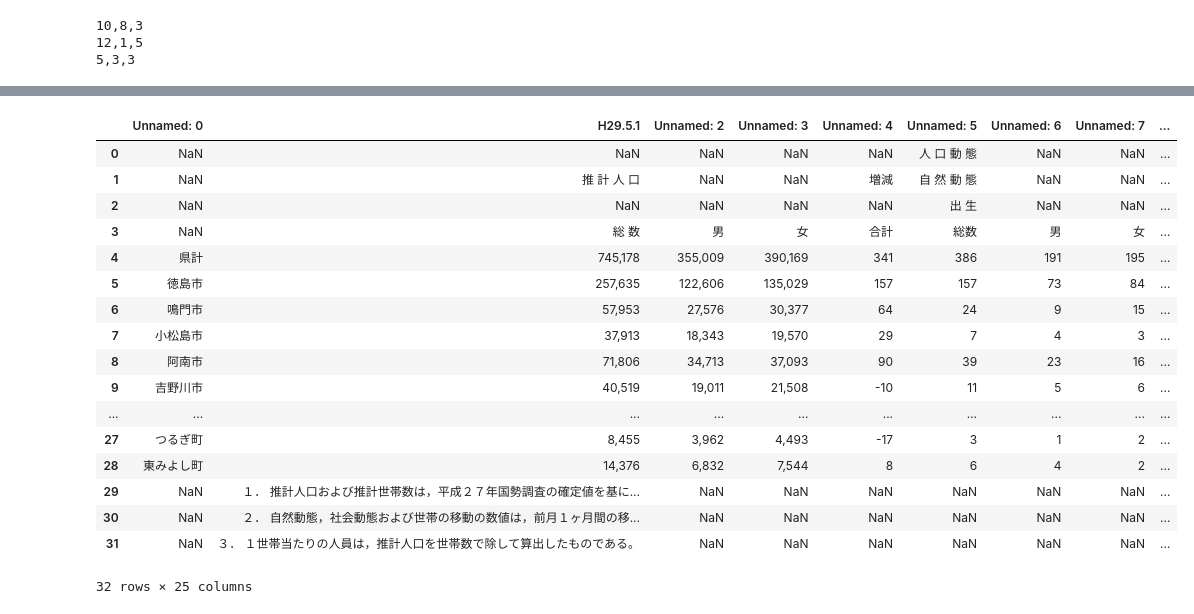
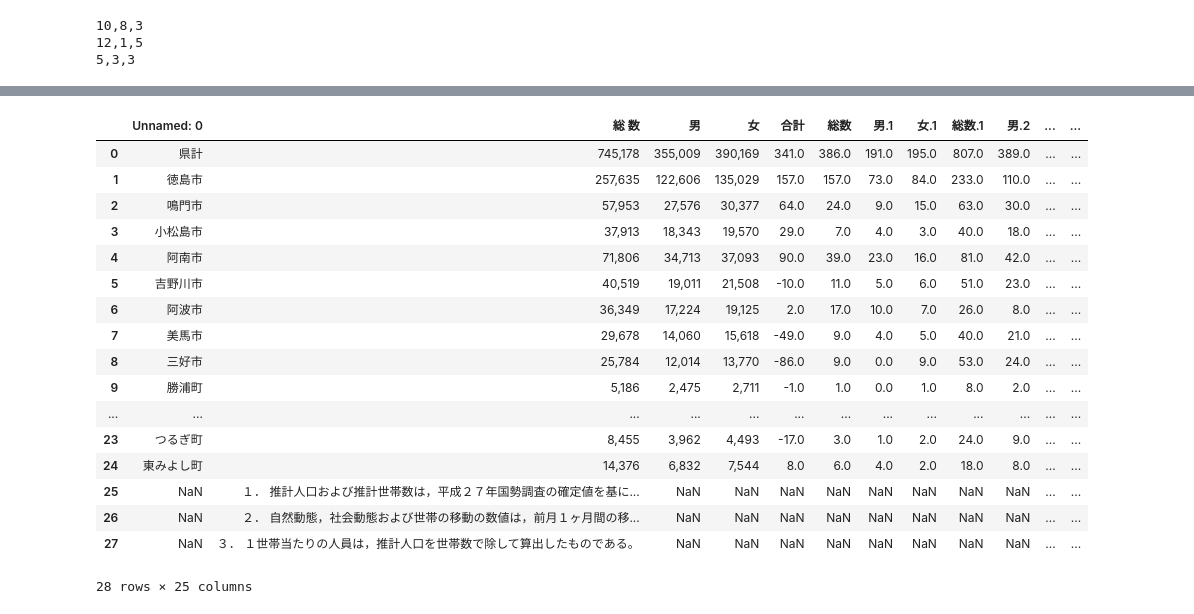
Before and after one commit to ftakao2007/python, a Jupyter notebook: jupyter_notebook/OpenData/OurOpenData.ipynb, the cells around one changed output, grey strips where cells are left out. Cells and saved outputs as stored; diff of their text form; code cells hidden in the pictures.

```diff
--- a/jupyter_notebook/OpenData/OurOpenData.ipynb
+++ b/jupyter_notebook/OpenData/OurOpenData.ipynb
@@ -82,24 +50,23 @@ df
 # %%
-import pandas as pd
 csv_url = 'csv/H29-05-01.csv'
-df = pd.read_csv(csv_url, encoding="SHIFT-JIS")
+df = pd.read_csv(csv_url, skiprows=4, encoding="SHIFT-JIS")
 df
 # %% [output]
-|  | Unnamed: 0 | H29.5.1 | Unnamed: 2 | Unnamed: 3 | Unnamed: 4 | Unnamed: 5 | Unnamed: 6 | Unnamed: 7 | ... |
-| 0 | NaN | NaN | NaN | NaN | NaN | 人 口 動 態 | NaN | NaN | ... |
-| 1 | NaN | 推 計 人 口 | NaN | NaN | 増減 | 自 然 動 態 | NaN | NaN | ... |
-| 2 | NaN | NaN | NaN | NaN | NaN | 出 生 | NaN | NaN | ... |
-| 3 | NaN | 総 数 | 男 | 女 | 合計 | 総数 | 男 | 女 | ... |
-| 4 | 県計 | 745,178 | 355,009 | 390,169 | 341 | 386 | 191 | 195 | ... |
-| 5 | 徳島市 | 257,635 | 122,606 | 135,029 | 157 | 157 | 73 | 84 | ... |
-| 6 | 鳴門市 | 57,953 | 27,576 | 30,377 | 64 | 24 | 9 | 15 | ... |
-| 7 | 小松島市 | 37,913 | 18,343 | 19,570 | 29 | 7 | 4 | 3 | ... |
-| 8 | 阿南市 | 71,806 | 34,713 | 37,093 | 90 | 39 | 23 | 16 | ... |
-| 9 | 吉野川市 | 40,519 | 19,011 | 21,508 | -10 | 11 | 5 | 6 | ... |
-| ... | ... | ... | ... | ... | ... | ... | ... | ... | ... |
-| 27 | つるぎ町 | 8,455 | 3,962 | 4,493 | -17 | 3 | 1 | 2 | ... |
-| 28 | 東みよし町 | 14,376 | 6,832 | 7,544 | 8 | 6 | 4 | 2 | ... |
-| 29 | NaN | １． 推計人口および推計世帯数は，平成２７年国勢調査の確定値を基に... | NaN | NaN | NaN | NaN | NaN | NaN | ... |
-| 30 | NaN | ２． 自然動態，社会動態および世帯の移動の数値は，前月１ヶ月間の移... | NaN | NaN | NaN | NaN | NaN | NaN | ... |
-| 31 | NaN | ３． １世帯当たりの人員は，推計人口を世帯数で除して算出したものである。 | NaN | NaN | NaN | NaN | NaN | NaN | ... |
+|  | Unnamed: 0 | 総 数 | 男 | 女 | 合計 | 総数 | 男.1 | 女.1 | 総数.1 | 男.2 | ... | ... |
+| 0 | 県計 | 745,178 | 355,009 | 390,169 | 341.0 | 386.0 | 191.0 | 195.0 | 807.0 | 389.0 | ... | ... |
+| 1 | 徳島市 | 257,635 | 122,606 | 135,029 | 157.0 | 157.0 | 73.0 | 84.0 | 233.0 | 110.0 | ... | ... |
+| 2 | 鳴門市 | 57,953 | 27,576 | 30,377 | 64.0 | 24.0 | 9.0 | 15.0 | 63.0 | 30.0 | ... | ... |
+| 3 | 小松島市 | 37,913 | 18,343 | 19,570 | 29.0 | 7.0 | 4.0 | 3.0 | 40.0 | 18.0 | ... | ... |
+| 4 | 阿南市 | 71,806 | 34,713 | 37,093 | 90.0 | 39.0 | 23.0 | 16.0 | 81.0 | 42.0 | ... | ... |
+| 5 | 吉野川市 | 40,519 | 19,011 | 21,508 | -10.0 | 11.0 | 5.0 | 6.0 | 51.0 | 23.0 | ... | ... |
+| 6 | 阿波市 | 36,349 | 17,224 | 19,125 | 2.0 | 17.0 | 10.0 | 7.0 | 26.0 | 8.0 | ... | ... |
+| 7 | 美馬市 | 29,678 | 14,060 | 15,618 | -49.0 | 9.0 | 4.0 | 5.0 | 40.0 | 21.0 | ... | ... |
+| 8 | 三好市 | 25,784 | 12,014 | 13,770 | -86.0 | 9.0 | 0.0 | 9.0 | 53.0 | 24.0 | ... | ... |
+| 9 | 勝浦町 | 5,186 | 2,475 | 2,711 | -1.0 | 1.0 | 0.0 | 1.0 | 8.0 | 2.0 | ... | ... |
+| ... | ... | ... | ... | ... | ... | ... | ... | ... | ... | ... | ... | ... |
+| 23 | つるぎ町 | 8,455 | 3,962 | 4,493 | -17.0 | 3.0 | 1.0 | 2.0 | 24.0 | 9.0 | ... | ... |
+| 24 | 東みよし町 | 14,376 | 6,832 | 7,544 | 8.0 | 6.0 | 4.0 | 2.0 | 18.0 | 8.0 | ... | ... |
+| 25 | NaN | １． 推計人口および推計世帯数は，平成２７年国勢調査の確定値を基に... | NaN | NaN | NaN | NaN | NaN | NaN | NaN | NaN | ... | ... |
+| 26 | NaN | ２． 自然動態，社会動態および世帯の移動の数値は，前月１ヶ月間の移... | NaN | NaN | NaN | NaN | NaN | NaN | NaN | NaN | ... | ... |
+| 27 | NaN | ３． １世帯当たりの人員は，推計人口を世帯数で除して算出したものである。 | NaN | NaN | NaN | NaN | NaN | NaN | NaN | NaN | ... | ... |
-32 rows × 25 columns
+28 rows × 25 columns
```
Also changed, not shown: parts of 14 cells of this notebook, 8 other files.
